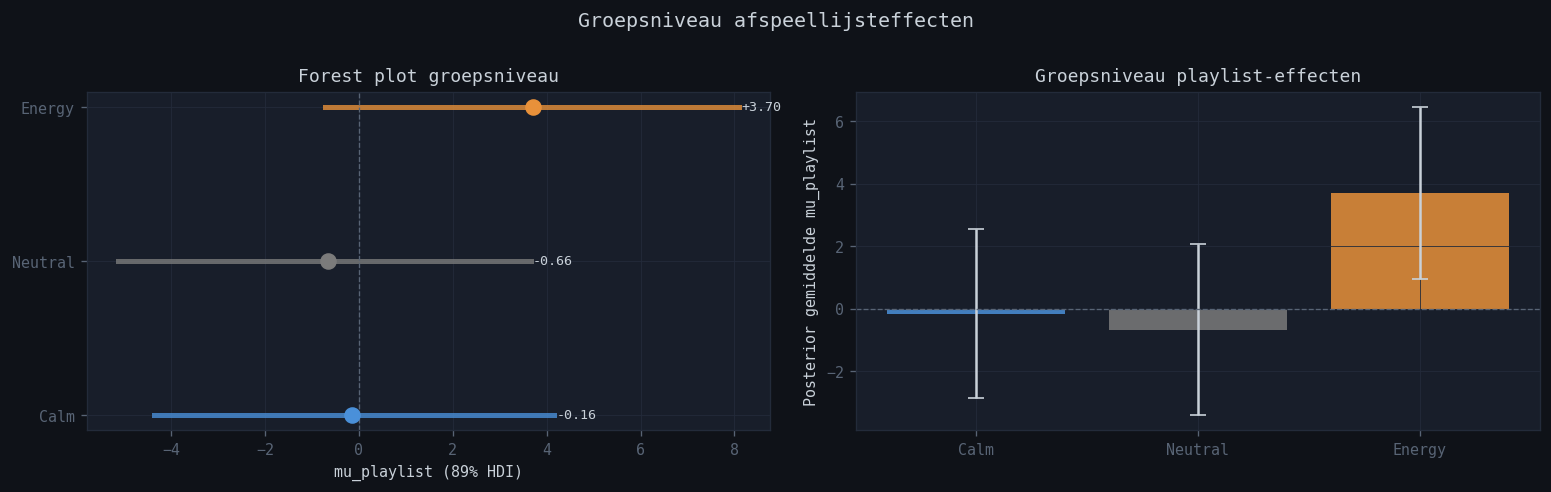
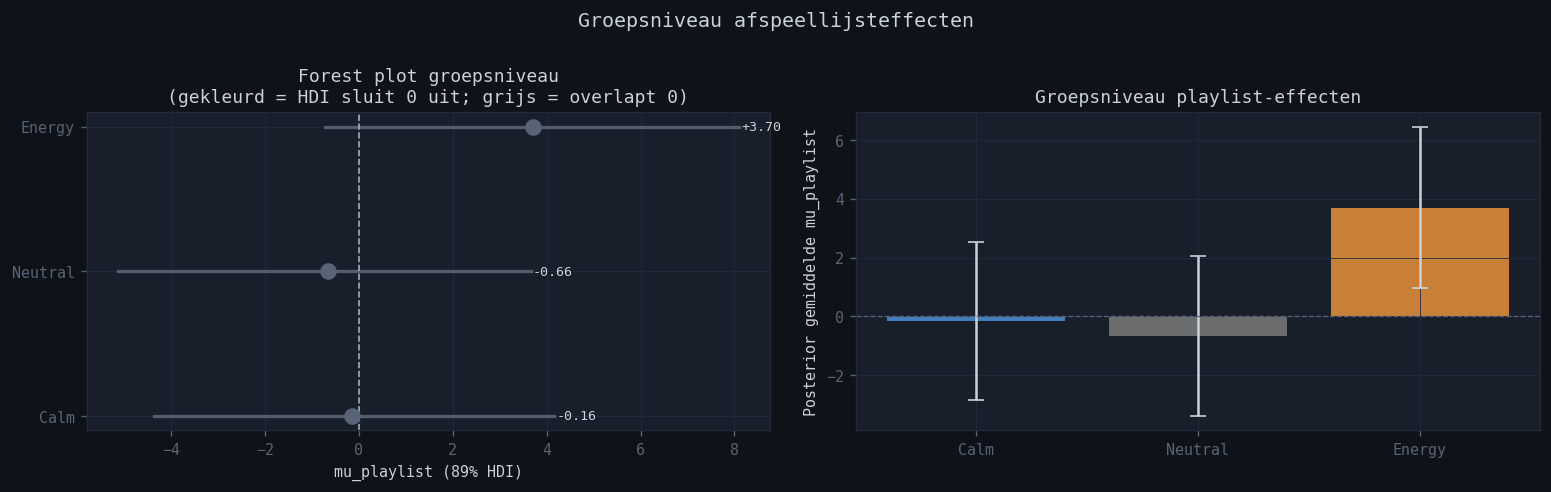
Code edit (unified diff) that turned the first committed figure into the second:
--- before
+++ after
@@ -6,14 +6,18 @@
     mean_val = np.mean(samples)
     ci_low, ci_high = np.percentile(samples, [5.5, 94.5])
-    color = PLAYLIST_COLORS[pl]
-    ax1.plot([ci_low, ci_high], [k, k], color=color, linewidth=3, alpha=0.8)
+    # Color: grey if 89% HDI straddles 0, playlist color if excludes 0
+    hdi_excludes_zero = (ci_low > 0) or (ci_high < 0)
+    color = PLAYLIST_COLORS[pl] if hdi_excludes_zero else '#586475'
+    lw    = 3 if hdi_excludes_zero else 2
+    ax1.plot([ci_low, ci_high], [k, k], color=color, linewidth=lw, alpha=0.9,
+             label=f"{pl} {'(sig.)' if hdi_excludes_zero else '(onzeker)'}")
     ax1.scatter(mean_val, k, color=color, s=80, zorder=5)
     ax1.text(ci_high + 0.05, k, f'{mean_val:+.2f}', va='center', fontsize=8)
 
-ax1.axvline(0, color='#586475', linewidth=0.8, linestyle='--')
+ax1.axvline(0, color='#a0aec0', linewidth=1.0, linestyle='--')
 ax1.set_yticks(range(len(PLAYLIST_NAMES)))
 ax1.set_yticklabels(PLAYLIST_NAMES)
 ax1.set_xlabel('mu_playlist (89% HDI)')
-ax1.set_title('Forest plot groepsniveau')
+ax1.set_title('Forest plot groepsniveau\n(gekleurd = HDI sluit 0 uit; grijs = overlapt 0)')
 
 means = [np.mean(mu_pl[:, :, k].flatten()) for k in range(3)]

Commit: audit(ml): Added plots and graphs